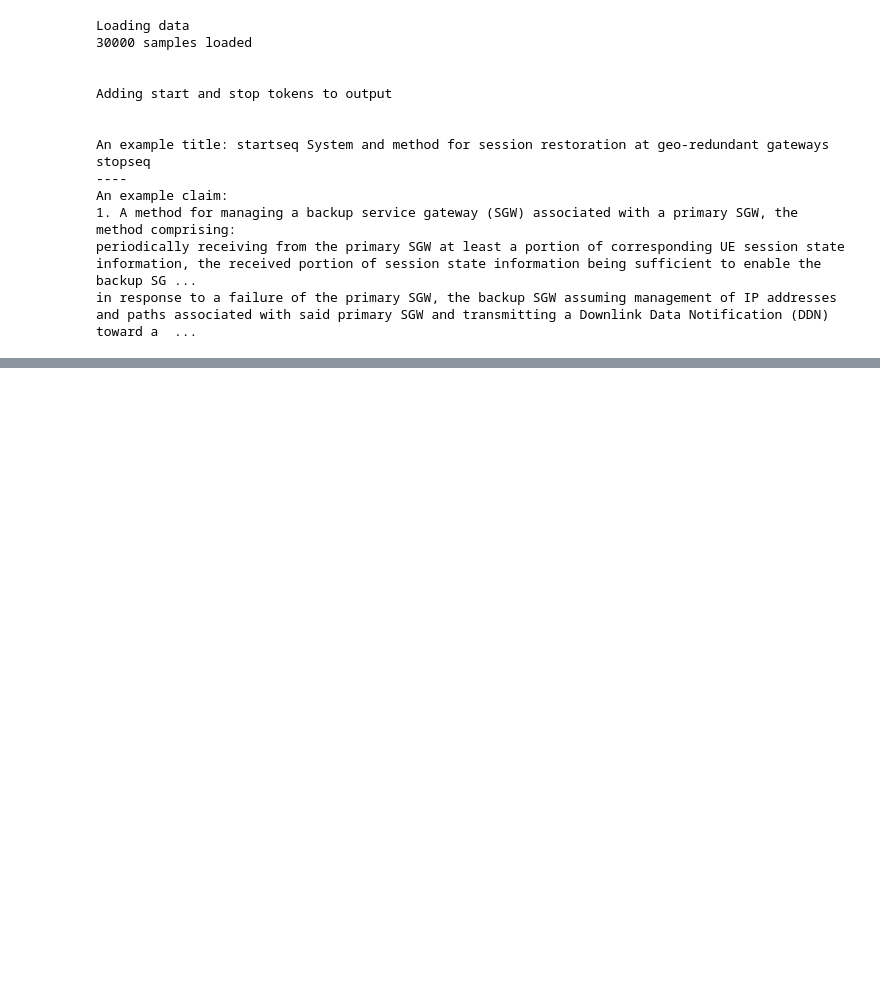
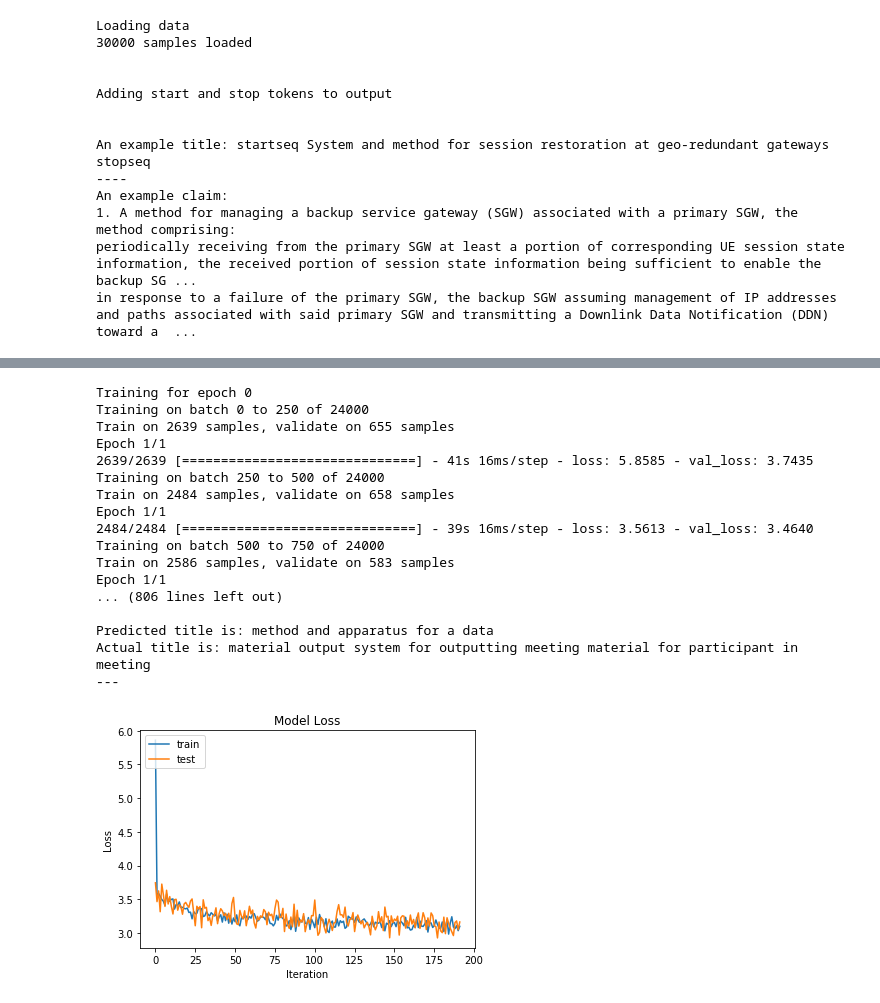
Before and after one commit to benhoyle/benhoyle.github.io-src, a Jupyter notebook: content/notebooks/title_generation/4F. Title Generation - Attention.ipynb, the cells around one changed output, grey strips where cells are left out. Cells and saved outputs as stored; diff of their text form; code cells hidden in the pictures; blank space fills up the shorter version.

```diff
--- a/content/notebooks/title_generation/4F. Title Generation - Attention.ipynb
+++ b/content/notebooks/title_generation/4F. Title Generation - Attention.ipynb
@@ -265,0 +413,12 @@ Actual title is: inputting device
+# %%
+reg_machine = LWAtt_reg(
+    encoder_texts=[d[0] for d in data],
+    decoder_texts=[d[1] for d in data],
+    encoder_seq_length=300,
+    decoder_seq_length=22,
+    num_encoder_tokens=2500,
+    num_decoder_tokens=2500,
+    latent_dim=128,
+    weights_file="class_LWattmodel_att_reg.hdf5",
+    training_set_size=250
+)
@@ -265,0 +435,21 @@ Actual title is: inputting device
+# %%
+reg_machine.train(epochs=2)
+# %% [output]
+Training for epoch 0
+Training on batch 0 to 250 of 24000
+Train on 2639 samples, validate on 655 samples
+Epoch 1/1
+2639/2639 [==============================] - 41s 16ms/step - loss: 5.8585 - val_loss: 3.7435
+Training on batch 250 to 500 of 24000
+Train on 2484 samples, validate on 658 samples
+Epoch 1/1
+2484/2484 [==============================] - 39s 16ms/step - loss: 3.5613 - val_loss: 3.4640
+Training on batch 500 to 750 of 24000
+Train on 2586 samples, validate on 583 samples
+Epoch 1/1
+... (806 lines left out)
+
+Predicted title is: method and apparatus for a data
+Actual title is: material output system for outputting meeting material for participant in meeting
+---
+[figure, added]
```
Also changed, not shown: parts of 18 cells of this notebook, 5 other files.
